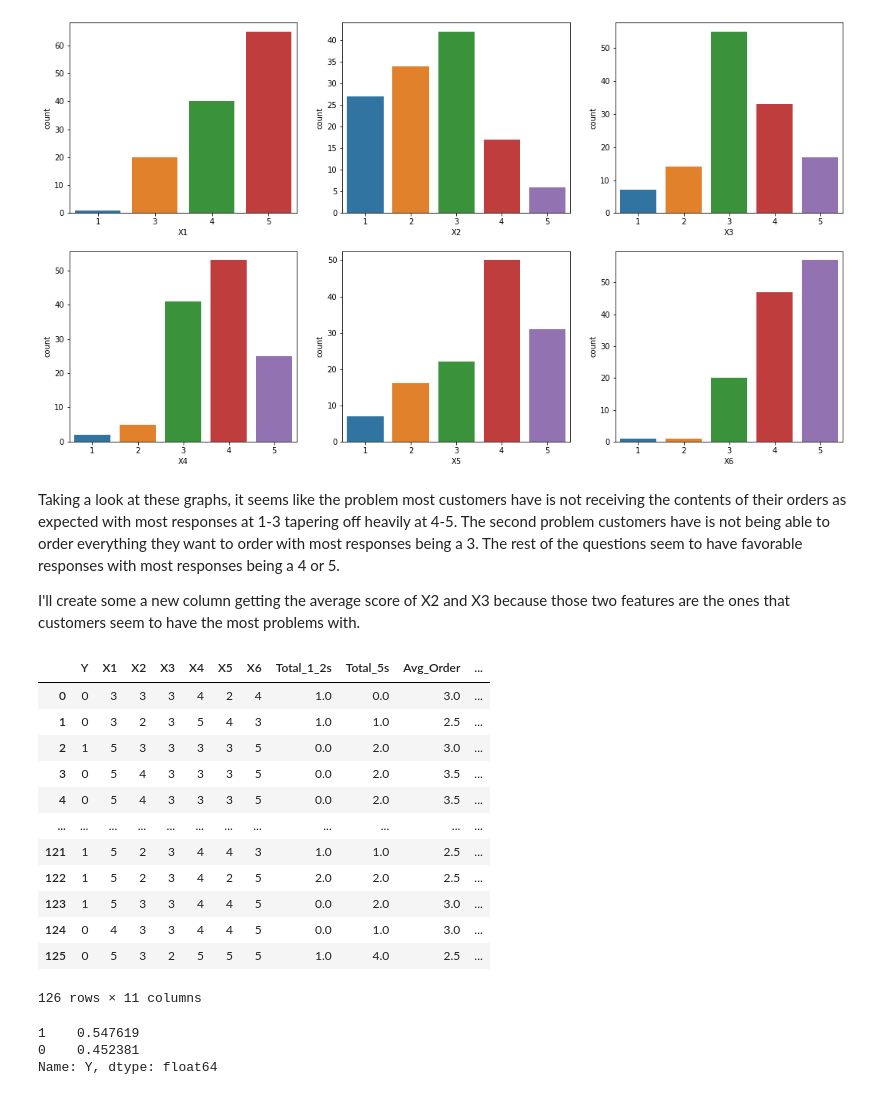
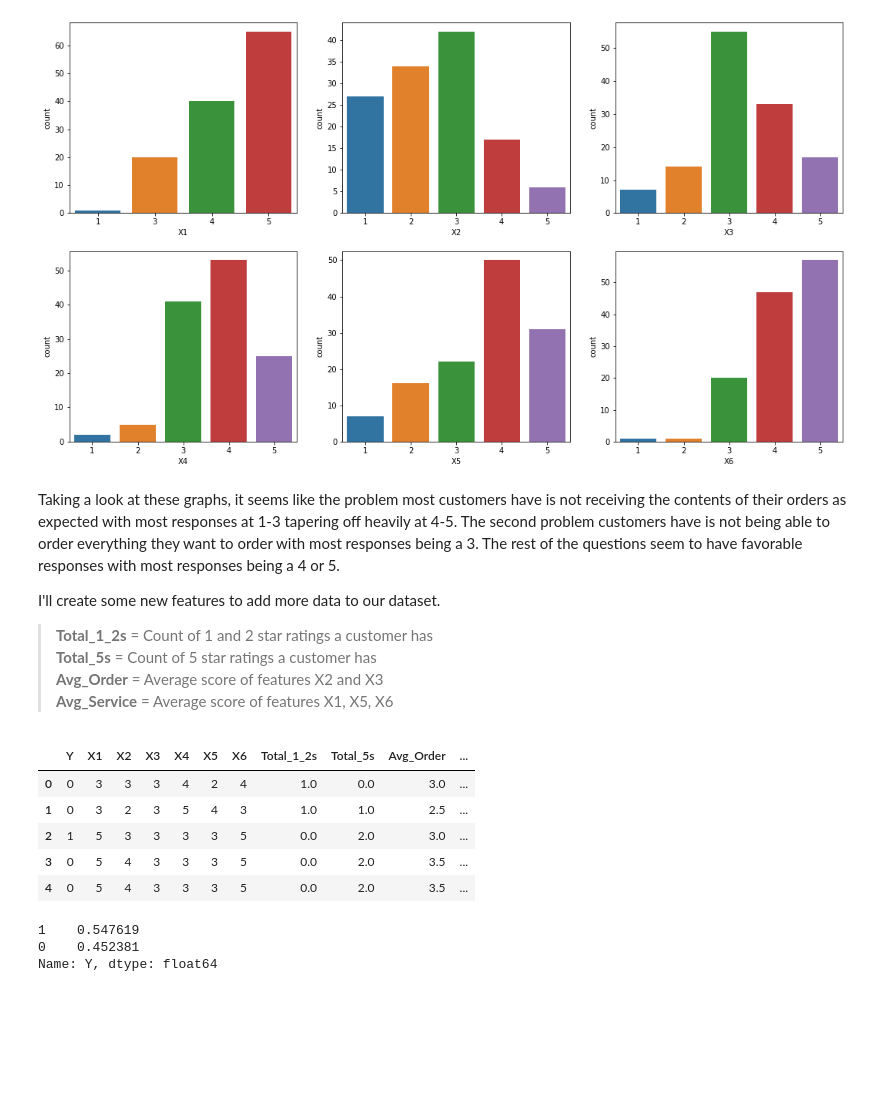
Before and after one commit to c-woo/Happy-Customers, a Jupyter notebook: I9LKTOVs4zUei1F9.ipynb, the cells around one changed output. Drawn from its saved outputs; the diff is of its cells as text; code cells hidden in the pictures; blank space fills up the shorter version.

```diff
--- a/I9LKTOVs4zUei1F9.ipynb
+++ b/I9LKTOVs4zUei1F9.ipynb
@@ -88,7 +88,12 @@ for x in range(6):
 # %% [markdown]
 Taking a look at these graphs, it seems like the problem most customers have is not receiving the contents of their orders as expected with most responses at 1-3 tapering off heavily at 4-5. The second problem customers have is not being able to order everything they want to order with most responses being a 3. The rest of the questions seem to have favorable responses with most responses being a 4 or 5.
 
-I'll create some a new column getting the average score of X2 and X3 because those two features are the ones that customers seem to have the most problems with.
+I'll create some new features to add more data to our dataset.
+
+> **Total_1_2s** = Count of 1 and 2 star ratings a customer has
+**Total_5s** = Count of 5 star ratings a customer has
+**Avg_Order** = Average score of features X2 and X3
+**Avg_Service** = Average score of features X1, X5, X6
 # %%
 ## create new features
 
@@ -106,21 +111,14 @@ for num in range(len(df)):
 df['Avg_Order'] = (df['X2'] + df['X3'])/2
 df['Avg_Service'] = (df['X1'] + df['X5'] + df['X6'])/3
 # %%
-df
+df.head()
 # %% [output]
 |  | Y | X1 | X2 | X3 | X4 | X5 | X6 | Total_1_2s | Total_5s | Avg_Order | ... |
 | 0 | 0 | 3 | 3 | 3 | 4 | 2 | 4 | 1.0 | 0.0 | 3.0 | ... |
 | 1 | 0 | 3 | 2 | 3 | 5 | 4 | 3 | 1.0 | 1.0 | 2.5 | ... |
 | 2 | 1 | 5 | 3 | 3 | 3 | 3 | 5 | 0.0 | 2.0 | 3.0 | ... |
 | 3 | 0 | 5 | 4 | 3 | 3 | 3 | 5 | 0.0 | 2.0 | 3.5 | ... |
 | 4 | 0 | 5 | 4 | 3 | 3 | 3 | 5 | 0.0 | 2.0 | 3.5 | ... |
-| ... | ... | ... | ... | ... | ... | ... | ... | ... | ... | ... | ... |
-| 121 | 1 | 5 | 2 | 3 | 4 | 4 | 3 | 1.0 | 1.0 | 2.5 | ... |
-| 122 | 1 | 5 | 2 | 3 | 4 | 2 | 5 | 2.0 | 2.0 | 2.5 | ... |
-| 123 | 1 | 5 | 3 | 3 | 4 | 4 | 5 | 0.0 | 2.0 | 3.0 | ... |
-| 124 | 0 | 4 | 3 | 3 | 4 | 4 | 5 | 0.0 | 1.0 | 3.0 | ... |
-| 125 | 0 | 5 | 3 | 2 | 5 | 5 | 5 | 1.0 | 4.0 | 2.5 | ... |
-126 rows × 11 columns
 # %%
 X = df.drop(labels=['Y'], axis=1)
 y = df['Y']
```
Also changed, not shown: parts of 105 cells of this notebook.
